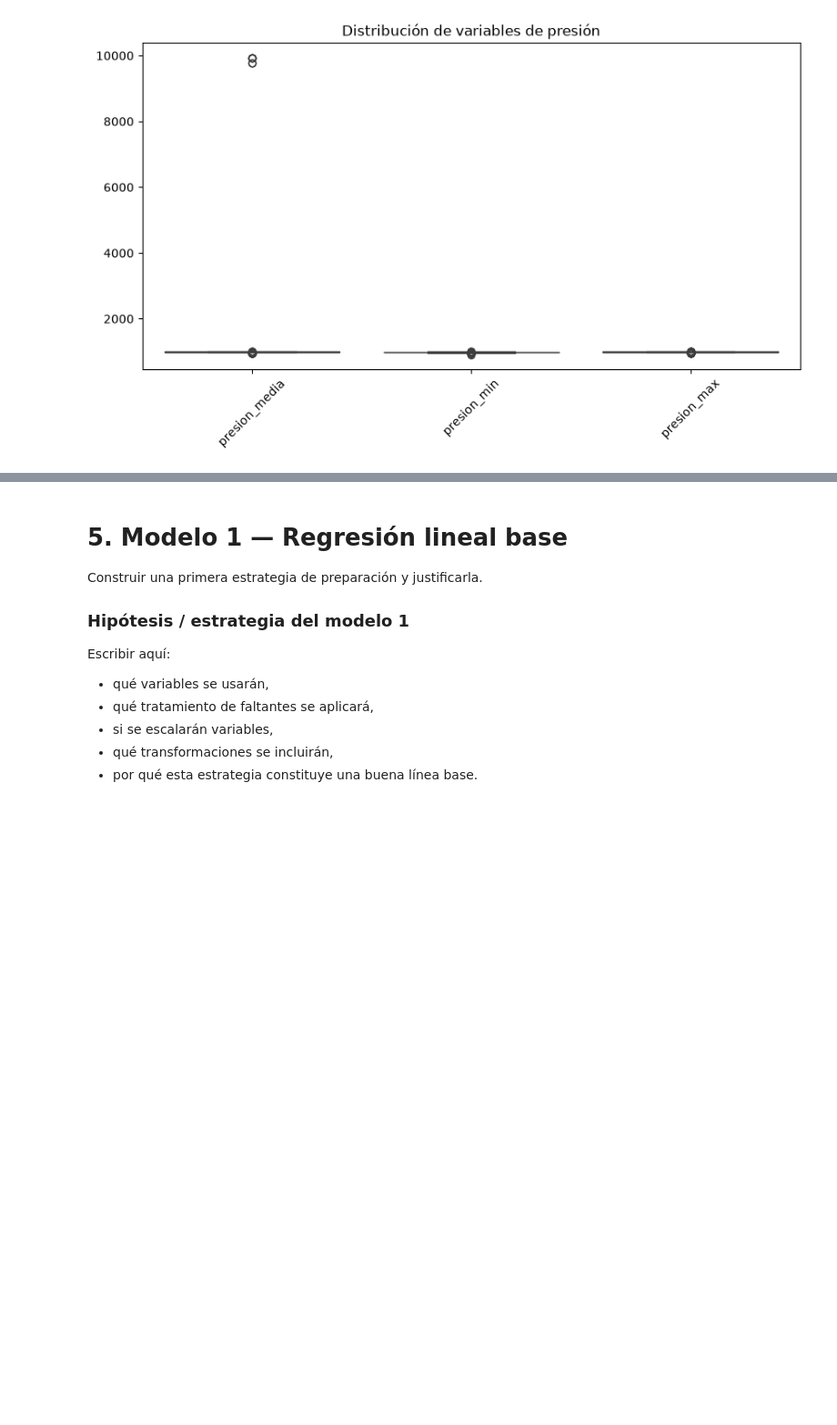
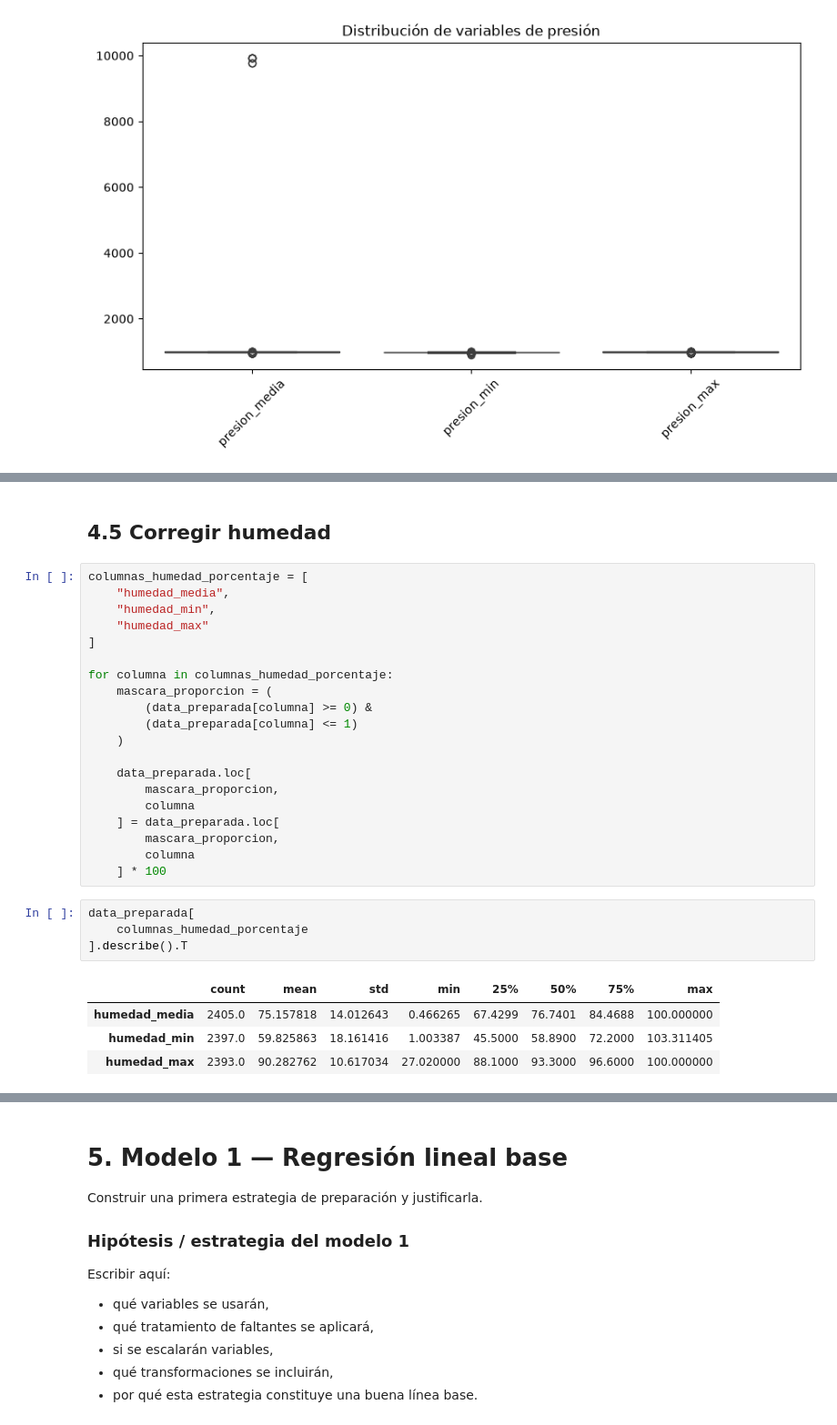
Before and after one commit to vergarave/Lab1_ML, a Jupyter notebook: Laboratorio_1.ipynb, the cells around one changed output, grey strips where cells are left out. Shown at 91% size. Cells and saved outputs as stored; diff of their text form; blank space fills up the shorter version.

```diff
--- a/Laboratorio_1.ipynb
+++ b/Laboratorio_1.ipynb
@@ -556,0 +705,31 @@ El laboratorio exige:
+# %% [markdown]
+## 4.5 Corregir humedad
+# %%
+columnas_humedad_porcentaje = [
+    "humedad_media",
+    "humedad_min",
+    "humedad_max"
+]
+
+for columna in columnas_humedad_porcentaje:
+    mascara_proporcion = (
+        (data_preparada[columna] >= 0) &
+        (data_preparada[columna] <= 1)
+    )
+
+    data_preparada.loc[
+        mascara_proporcion,
+        columna
+    ] = data_preparada.loc[
+        mascara_proporcion,
+        columna
+    ] * 100
+# %%
+data_preparada[
+    columnas_humedad_porcentaje
+].describe().T
+# %% [output]
+|  | count | mean | std | min | 25% | 50% | 75% | max |
+| humedad_media | 2405.0 | 75.157818 | 14.012643 | 0.466265 | 67.4299 | 76.7401 | 84.4688 | 100.000000 |
+| humedad_min | 2397.0 | 59.825863 | 18.161416 | 1.003387 | 45.5000 | 58.8900 | 72.2000 | 103.311405 |
+| humedad_max | 2393.0 | 90.282762 | 10.617034 | 27.020000 | 88.1000 | 93.3000 | 96.6000 | 100.000000 |
```
Also changed, not shown: parts of 45 cells of this notebook.
